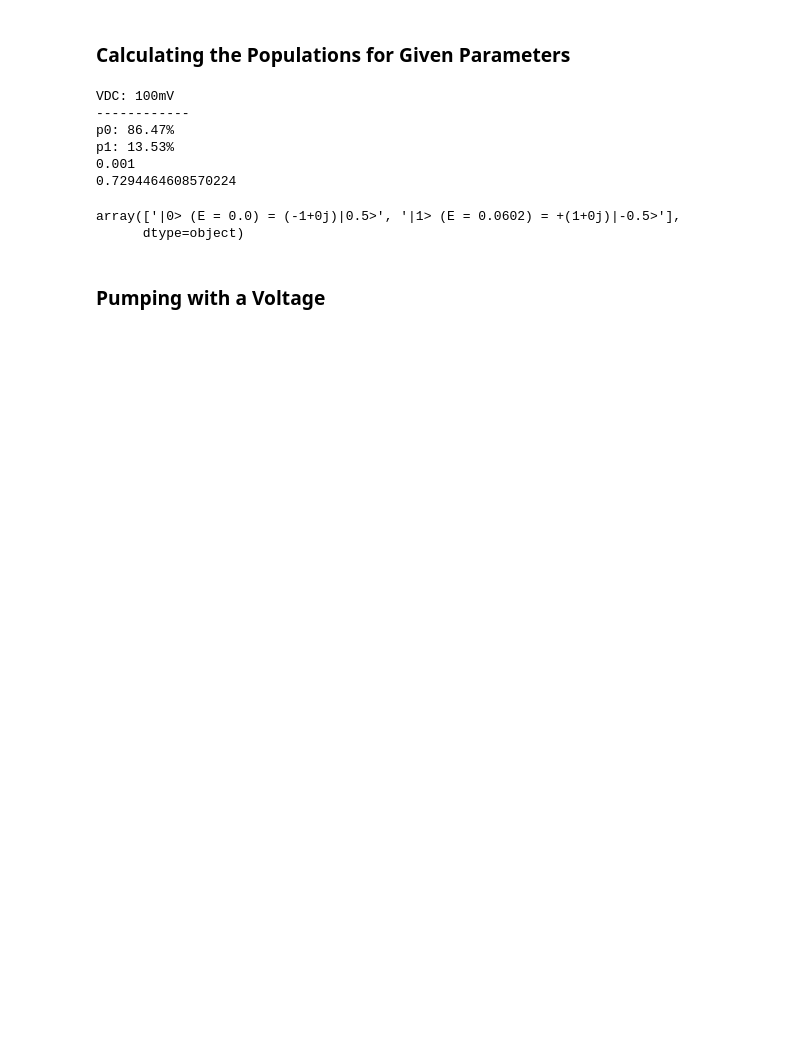
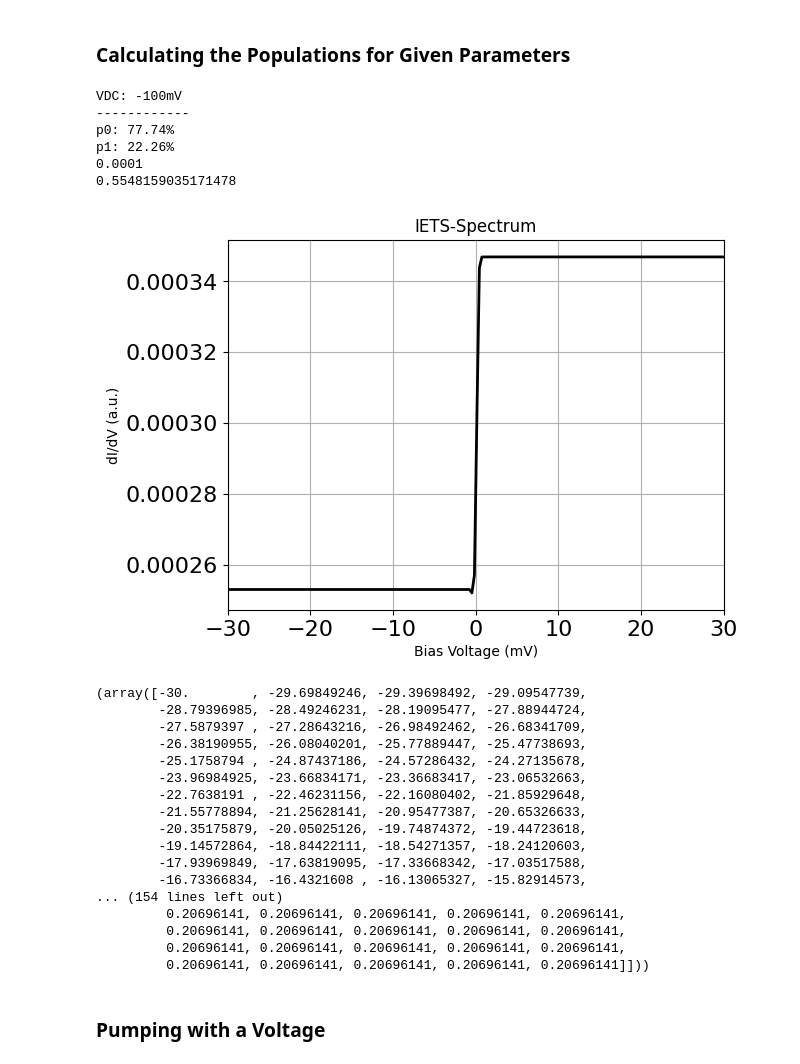
Before and after one commit to paulgreule1999/ESR-Simulation, a Jupyter notebook: EfieldPaper_SpinPumpingExplanation/main_FePc.ipynb, the cells around one changed output. Saved outputs shown, nothing was run; the diff lists cells and outputs as text; code cells hidden in the pictures; blank space fills up the shorter version.

```diff
--- a/EfieldPaper_SpinPumpingExplanation/main_FePc.ipynb
+++ b/EfieldPaper_SpinPumpingExplanation/main_FePc.ipynb
@@ -37,10 +61,10 @@ S.plotZeemanDiagramm(Brange=[0,1],N=100)
 S.B=[0,0,0.5]
 S.ReadoutSpin = 0
 S.G_ss = [1]
-S.G = 1e-3
-S.V_DC = 100
+S.G = 1e-4
+S.V_DC = -100
 S.T = 0.5
-S.TipPolarization = [0, 0, 0.8]
+S.TipPolarization = [0, 0, -0.4]
 S.U = [0] #has no influnece
 S.G_tt = 1 #Allowing tip-tip scattering
 S.calcEigEnergies()
@@ -55,17 +79,33 @@ print(f"p1: {S.Populations[1] * 100:.2f}%")
 print(S.G/S.G_ss[0])
 print(S.Mag)
 # %% [output]
-VDC: 100mV
+VDC: -100mV
 ------------
-p0: 86.47%
-p1: 13.53%
-0.001
-0.7294464608570224
+p0: 77.74%
+p1: 22.26%
+0.0001
+0.5548159035171478
-# %%
-S.states
-# %% [output]
-array(['|0> (E = 0.0) = (-1+0j)|0.5>', '|1> (E = 0.0602) = +(1+0j)|-0.5>'],
-      dtype=object)
+# %%
+S.calcIETS(AllowPumping=False,norm=False)
+# %% [output]
+[figure, added]
+(array([-30.        , -29.69849246, -29.39698492, -29.09547739,
+        -28.79396985, -28.49246231, -28.19095477, -27.88944724,
+        -27.5879397 , -27.28643216, -26.98492462, -26.68341709,
+        -26.38190955, -26.08040201, -25.77889447, -25.47738693,
+        -25.1758794 , -24.87437186, -24.57286432, -24.27135678,
+        -23.96984925, -23.66834171, -23.36683417, -23.06532663,
+        -22.7638191 , -22.46231156, -22.16080402, -21.85929648,
+        -21.55778894, -21.25628141, -20.95477387, -20.65326633,
+        -20.35175879, -20.05025126, -19.74874372, -19.44723618,
+        -19.14572864, -18.84422111, -18.54271357, -18.24120603,
+        -17.93969849, -17.63819095, -17.33668342, -17.03517588,
+        -16.73366834, -16.4321608 , -16.13065327, -15.82914573,
+... (154 lines left out)
+         0.20696141, 0.20696141, 0.20696141, 0.20696141, 0.20696141,
+         0.20696141, 0.20696141, 0.20696141, 0.20696141, 0.20696141,
+         0.20696141, 0.20696141, 0.20696141, 0.20696141, 0.20696141,
+         0.20696141, 0.20696141, 0.20696141, 0.20696141, 0.20696141]]))
 # %% [markdown]
 ### Pumping with a Voltage
 # %%
```
Also changed, not shown: parts of 10 cells of this notebook, 1 other file.
